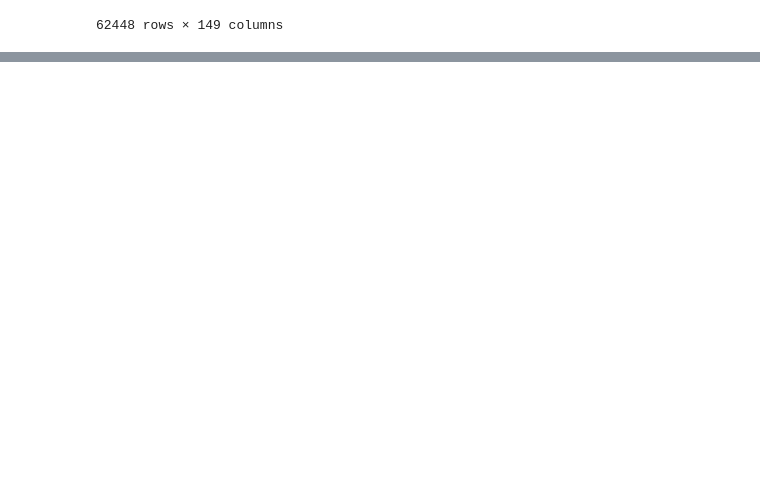
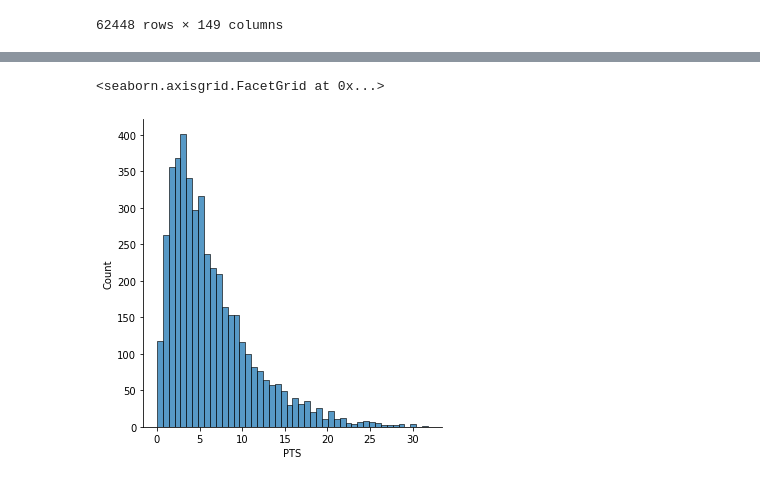
Before and after one commit to data301-2021-winter1/project-group-46-project-1, a Jupyter notebook: notebooks/analysis1.ipynb, the cells around one changed output, grey strips where cells are left out. Saved outputs shown, nothing was run; the diff lists cells and outputs as text; code cells hidden in the pictures; blank space fills up the shorter version.

```diff
--- a/notebooks/analysis1.ipynb
+++ b/notebooks/analysis1.ipynb
@@ -78,0 +209,5 @@ pd.read_csv("../data/raw/Game.csv")
+# %%
+sns.displot(perfect['PTS'])
+# %% [output]
+<seaborn.axisgrid.FacetGrid at 0x...>
+[figure, added]
```
Also changed, not shown: parts of 25 cells of this notebook, 4 other files.
